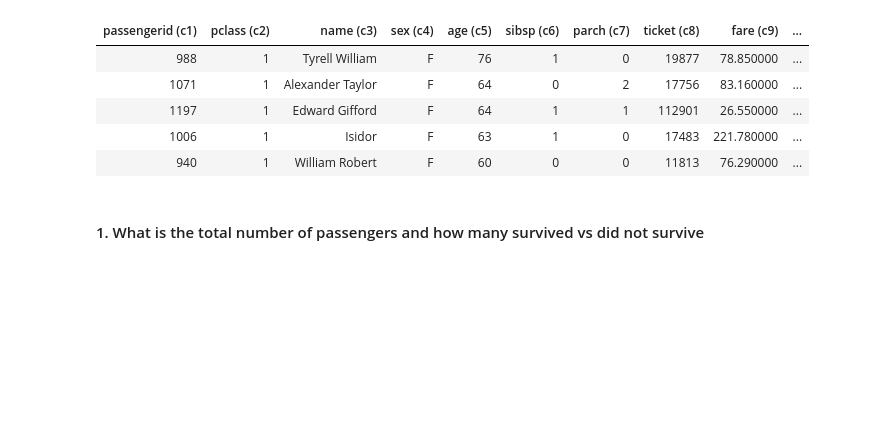
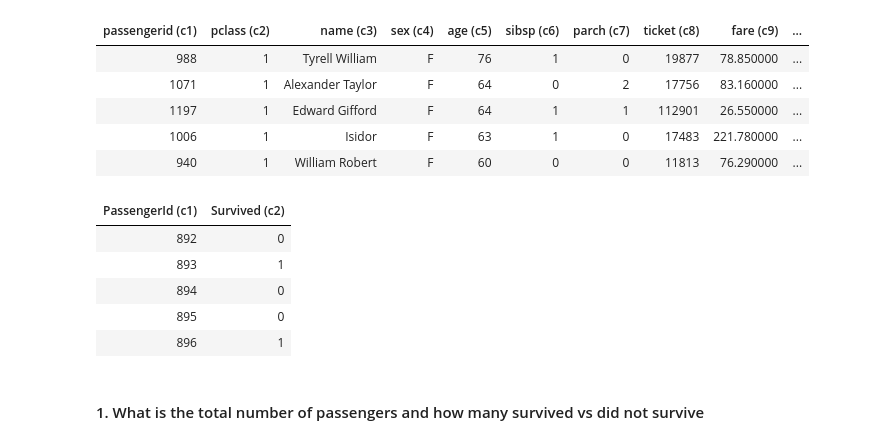
Before and after one commit to VishalShom07/Titanic, a Jupyter notebook: Data - Tintanic.ipynb, the cells around one changed output. Drawn from its saved outputs; the diff is of its cells as text; code cells hidden in the pictures; blank space fills up the shorter version.

Commit message:
data

```diff
--- a/Data - Tintanic.ipynb
+++ b/Data - Tintanic.ipynb
@@ -57,6 +120,24 @@ except:pass
 | 1197 | 1 | Edward Gifford | F | 64 | 1 | 1 | 112901 | 26.550000 | ... |
 | 1006 | 1 | Isidor | F | 63 | 1 | 0 | 17483 | 221.780000 | ... |
 | 940 | 1 | William Robert | F | 60 | 0 | 0 | 11813 | 76.290000 | ... |
+# %%
+query="""
+select *
+from survive
+"""
+cur.execute(query)
+data=cur.fetchall()
+columns = [col[0] for col in cur.description]
+df = pd.DataFrame(data, columns=columns)
+df = df.rename(columns={col: f"{col} (c{i+1})" for i, col in enumerate(df.columns)})
+display(df.head().style.hide(axis="index").set_properties(**{'text-align': 'left'}).set_table_styles([{'selector': 'th', 'props': [('text-align', 'center')]},{'selector': 'th', 'props': [('border', '1.5px solid white')]},{'selector': 'td', 'props': [('border', '1px solid white')]}]))
+# %% [output]
+| PassengerId (c1) | Survived (c2) |
+| 892 | 0 |
+| 893 | 1 |
+| 894 | 0 |
+| 895 | 0 |
+| 896 | 1 |
 # %% [markdown]
 #### 1. What is the total number of passengers and how many survived vs did not survive
 # %%
```
Also changed, not shown: parts of 4 cells of this notebook, 3 other files.
